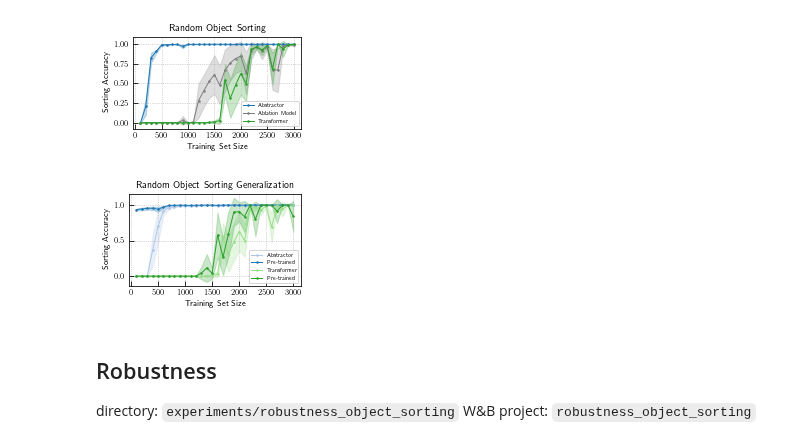
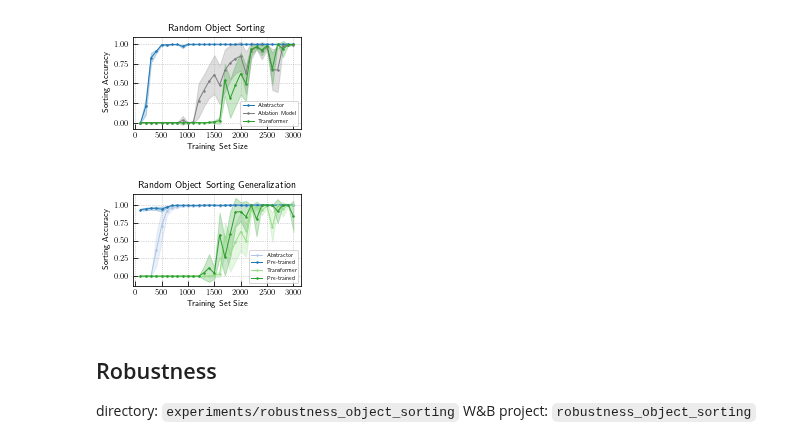
Before and after one commit to jdlafferty/relational, a Jupyter notebook: paper/paper_figures/create_figures_jdl.ipynb, the cells around one changed output. Cells and saved outputs as stored; diff of their text form; code cells hidden in the pictures.

Commit message:
updated figures

```diff
--- a/paper/paper_figures/create_figures_jdl.ipynb
+++ b/paper/paper_figures/create_figures_jdl.ipynb
@@ -33,5 +33,6 @@ plt.rcParams['legend.handlelength'] = lhandle
 errbar_kwargs = dict(marker='.', markersize=3, capsize=3, elinewidth=1, lw=1)
 plot_kwargs = dict(marker='.', markersize=3, lw=1)
 errband_kwargs = dict(alpha=0.25)
+default_ticks = [0, 0.25, 0.5, 0.75, 1.00]
 
 save_dir = '../neurips/figures/experiments'
@@ -138,34 +138,35 @@ color_map_ = {
     'Abstractor': cmap(1), 'Pre-trained': cmap(0),
     'Transformer': cmap(5), 'Pre-trained ': cmap(4),
     }
 
 label_map = {
     'Simple Abstractor': 'Abstractor',
     'Simple Abstractor (Pre-Trained; reshuffled attr)': 'Pre-trained',
     'Transformer': 'Transformer', 'Transformer (Pre-Trained; reshuffled attr)': 'Pre-trained '}
 
 for group, group_name in label_map.items():
     group_df = agg_figure_data[agg_figure_data.group==group]
 
     x = group_df[x_name]
     y = group_df[f'{metric_name} mean']
     y_err = 2*group_df[f'{metric_name} sem']
 
     linestyle = ':' if ('pre-trained' in group_name) else '-'
     ax.plot(x, y, **plot_kwargs, c=color_map_[group_name], linestyle=linestyle, label=group_name)
 
     # ax.errorbar(x, y, y_err, **errbar_kwargs, label=group_name)
     ax.fill_between(x, y - y_err, y + y_err, color=color_map_[group_name], **errband_kwargs)
 
+ax.set_yticks(default_ticks)
 ax.set_xlabel('Training Set Size');
 ax.set_ylabel('Sorting Accuracy');
 ax.legend(loc='lower right', fontsize='x-small', fancybox=True, frameon=True, framealpha=0.8, ncol=1);
 ax.set_title('Random Object Sorting Generalization');
 ax.grid(linestyle='dotted',linewidth=.7)
 fig.set_tight_layout(True)
 fig.savefig(f'{save_dir}/random_object_sorting_generalization.pdf')
 # %% [output]
-[figure, old version]
+[figure, new version]
 # %% [markdown]
 ## Robustness
 
```
Also changed, not shown: parts of 6 cells of this notebook, 6 other files.
